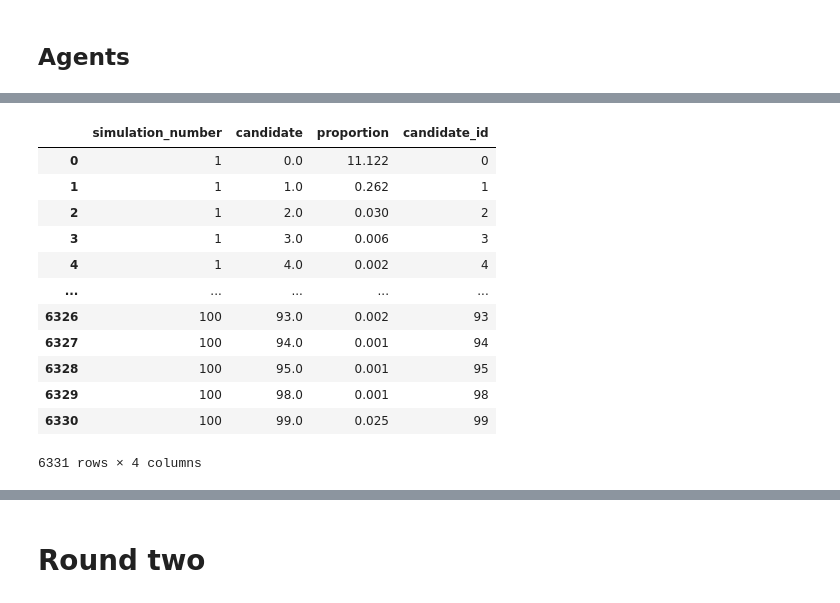
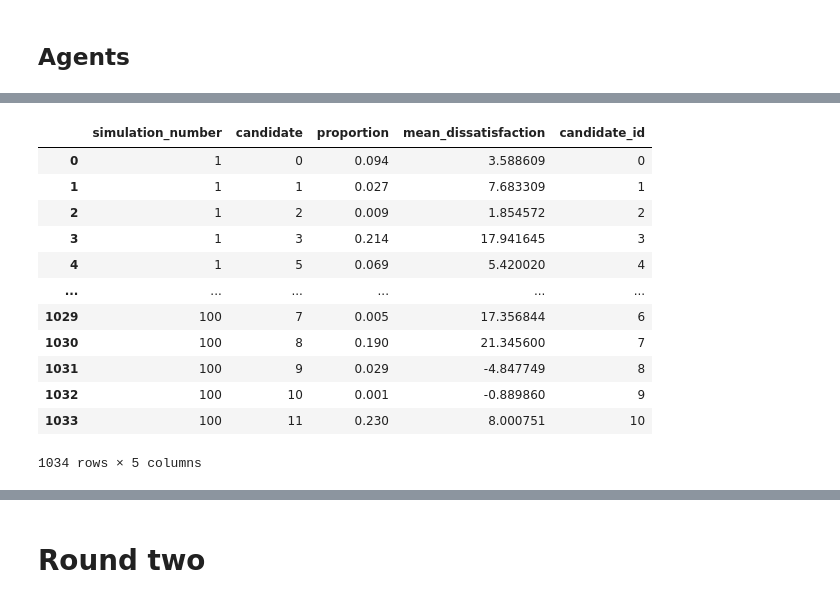
Before and after one commit to centre-for-humanities-computing/european-city-inference, a Jupyter notebook: simulation_n_agent.ipynb, the cells around one changed output, grey strips where cells are left out. Saved outputs shown, nothing was run; the diff lists cells and outputs as text; code cells hidden in the pictures.

Commit message:
add dissatisfaction scoring

```diff
--- a/simulation_n_agent.ipynb
+++ b/simulation_n_agent.ipynb
@@ -76,44 +74,50 @@ get_votes_fn = Partial(
 vmap_get_votes_fn = vmap(get_votes_fn)
 key = random.PRNGKey(int(time.time()))
 keys = random.split(key, n_agents)
-votes = vmap_get_votes_fn(tonic_volatilities, keys)
-
-# Split into 10 simulations
-simulations = np.array_split(votes, 100)
+votes, dissatisfactions = vmap_get_votes_fn(tonic_volatilities, keys)
 # %%
-# Prepare a list to store proportions for each simulation
+# Split into 10 simulations
+sim_votes = np.array_split(votes, 100)
+sim_diss = np.array_split(dissatisfactions, 100)  # ← nouveau : split par simulation
+
+# Prepare a list to store proportions and dissatisfaction for each simulation
 rows = []
 
-for i, sim in enumerate(simulations):
-    total_votes = len(sim)
-    unique, counts = np.unique(sim, return_counts=True)
+for i, (vote_chunk, diss_chunk) in enumerate(zip(sim_votes, sim_diss)):
+    total_votes = len(vote_chunk)
+    unique, counts = np.unique(vote_chunk, return_counts=True)
+
+    # Compute mean dissatisfaction per candidate for this simulation
+    mean_diss = np.mean(diss_chunk, axis=0)  # shape = (n_candidates,)
+    mean_diss = np.array(mean_diss, dtype=float)
     for candidate, count in zip(unique, counts):
         rows.append({
-            'simulation_number': i + 1,  # simulation numbers 1–10
+            'simulation_number': i + 1,  # simulation numbers 1–100
             'candidate': candidate,
-            'proportion': count / total_votes
+            'proportion': count / total_votes,
+            'mean_dissatisfaction': mean_diss[candidate]  # ← nouvelle colonne
         })
 
 # Convert to DataFrame
 df_simulations = pd.DataFrame(rows)
 
 # Optional: convert candidate to categorical for Altair
 df_simulations['candidate'] = df_simulations['candidate'].astype('category')
 df_simulations['candidate_id'] = df_simulations['candidate'].cat.codes
 
 df_simulations
 # %% [output]
-|  | simulation_number | candidate | proportion | candidate_id |
-| 0 | 1 | 0.0 | 11.122 | 0 |
-| 1 | 1 | 1.0 | 0.262 | 1 |
-| 2 | 1 | 2.0 | 0.030 | 2 |
-| 3 | 1 | 3.0 | 0.006 | 3 |
-| 4 | 1 | 4.0 | 0.002 | 4 |
-| ... | ... | ... | ... | ... |
-| 6326 | 100 | 93.0 | 0.002 | 93 |
-| 6327 | 100 | 94.0 | 0.001 | 94 |
-| 6328 | 100 | 95.0 | 0.001 | 95 |
-| 6329 | 100 | 98.0 | 0.001 | 98 |
-| 6330 | 100 | 99.0 | 0.025 | 99 |
+|  | simulation_number | candidate | proportion | mean_dissatisfaction | candidate_id |
+| 0 | 1 | 0 | 0.094 | 3.588609 | 0 |
+| 1 | 1 | 1 | 0.027 | 7.683309 | 1 |
+| 2 | 1 | 2 | 0.009 | 1.854572 | 2 |
+| 3 | 1 | 3 | 0.214 | 17.941645 | 3 |
+| 4 | 1 | 5 | 0.069 | 5.420020 | 4 |
+| ... | ... | ... | ... | ... | ... |
+| 1029 | 100 | 7 | 0.005 | 17.356844 | 6 |
+| 1030 | 100 | 8 | 0.190 | 21.345600 | 7 |
+| 1031 | 100 | 9 | 0.029 | -4.847749 | 8 |
+| 1032 | 100 | 10 | 0.001 | -0.889860 | 9 |
+| 1033 | 100 | 11 | 0.230 | 8.000751 | 10 |
-6331 rows × 4 columns
+1034 rows × 5 columns
 # %%
```
Also changed, not shown: parts of 10 cells of this notebook, 1 other file.
